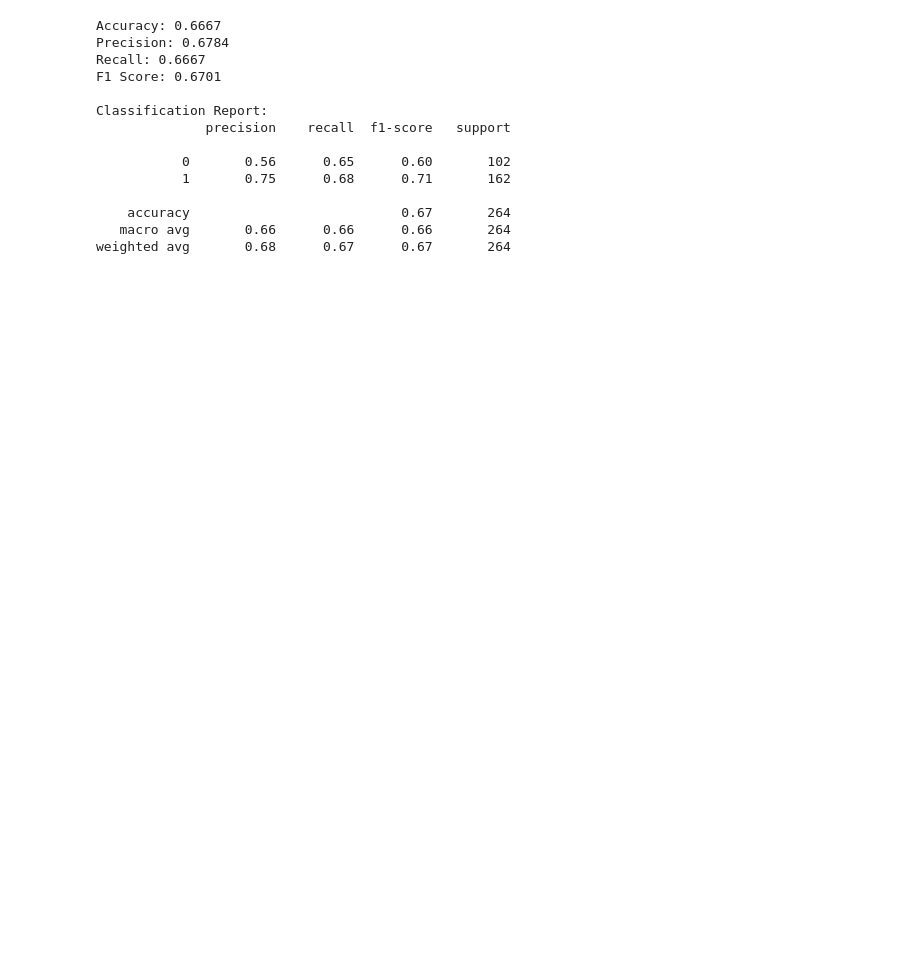
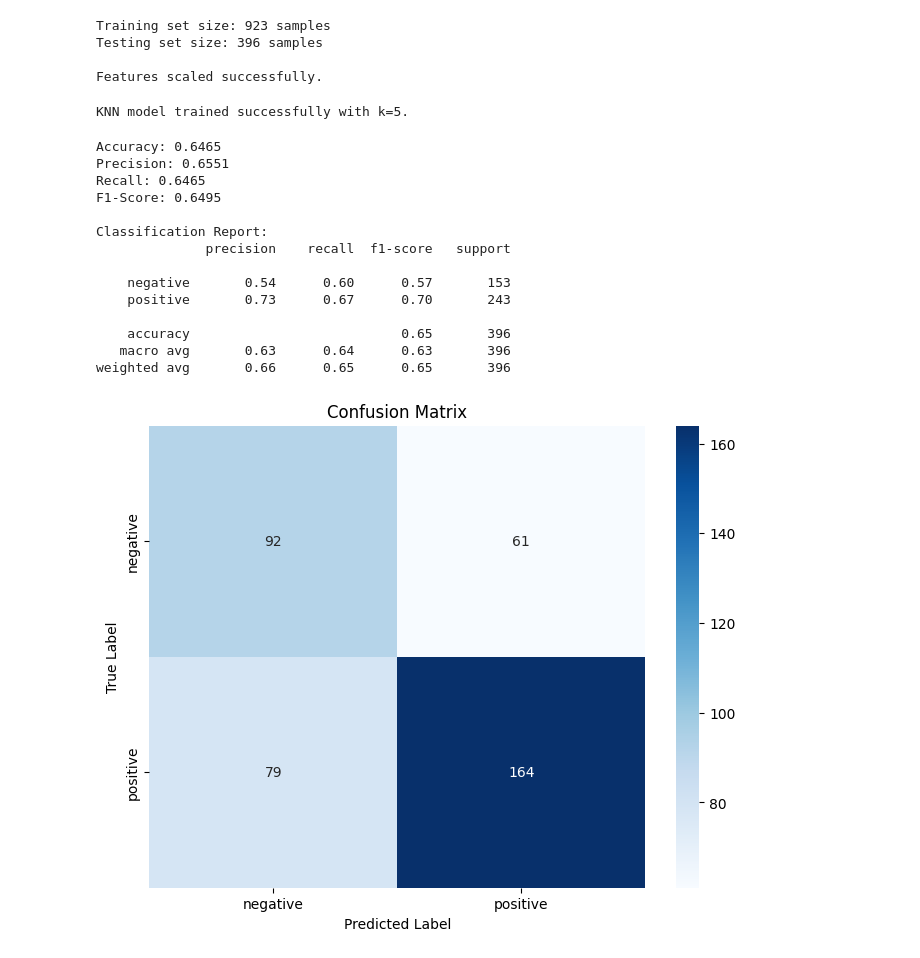
Before and after one commit to Ayushman2005-cmyk/DMPM_EXPERIMENTS, a Jupyter notebook: DMPM_LAB6.ipynb, the cells around one changed output. Drawn from its saved outputs; the diff is of its cells as text; code cells hidden in the pictures; blank space fills up the shorter version.

```diff
--- a/DMPM_LAB6.ipynb
+++ b/DMPM_LAB6.ipynb
@@ -138,0 +3,7 @@ Predictions made with cleaned data model.
+# %%
+import pandas as pd
+df = pd.read_csv('Heart_Attack.csv')
+X = df.iloc[:, :-1]
+y = df.iloc[:, -1]
+print("Dataset shape:", df.shape)
+display(df.head())
@@ -139,28 +18,62 @@ Predictions made with cleaned data model.
+# %%
+from sklearn.model_selection import train_test_split
+from sklearn.preprocessing import StandardScaler
+X_train, X_test, y_train, y_test = train_test_split(X, y, test_size=0.3, random_state=42, stratify=y)
+print(f"Training set size: {len(X_train)} samples")
+print(f"Testing set size: {len(X_test)} samples")
+scaler = StandardScaler()
+X_train_scaled = scaler.fit_transform(X_train)
+X_test_scaled = scaler.transform(X_test)
+print("\nFeatures scaled successfully.")
+# %% [output]
+Training set size: 923 samples
+Testing set size: 396 samples
+
+Features scaled successfully.
+# %%
+from sklearn.neighbors import KNeighborsClassifier
+knn = KNeighborsClassifier(n_neighbors=5)
+knn.fit(X_train_scaled, y_train)
+print("KNN model trained successfully with k=5.")
+# %% [output]
+KNN model trained successfully with k=5.
 # %%
+from sklearn.metrics import accuracy_score, precision_score, recall_score, f1_score, classification_report, confusion_matrix
+import matplotlib.pyplot as plt
+import seaborn as sns
+y_pred = knn.predict(X_test_scaled)
+class_names = [str(label) for label in sorted(y.unique())]
 accuracy = accuracy_score(y_test, y_pred)
-precision = precision_score(y_test, y_pred, average='weighted', zero_division=0)
-recall = recall_score(y_test, y_pred, average='weighted', zero_division=0)
-f1 = f1_score(y_test, y_pred, average='weighted', zero_division=0)
-
+precision = precision_score(y_test, y_pred, average='weighted')
+recall = recall_score(y_test, y_pred, average='weighted')
+f1 = f1_score(y_test, y_pred, average='weighted')
 print(f"Accuracy: {accuracy:.4f}")
 print(f"Precision: {precision:.4f}")
 print(f"Recall: {recall:.4f}")
-print(f"F1 Score: {f1:.4f}")
-
+print(f"F1-Score: {f1:.4f}")
 print("\nClassification Report:")
-print(classification_report(y_test, y_pred, zero_division=0))
+print(classification_report(y_test, y_pred, target_names=class_names))
+conf_matrix = confusion_matrix(y_test, y_pred)
+plt.figure(figsize=(8, 6))
+sns.heatmap(conf_matrix, annot=True, fmt='d', cmap='Blues',
+            xticklabels=class_names, yticklabels=class_names)
+plt.xlabel('Predicted Label')
+plt.ylabel('True Label')
+plt.title('Confusion Matrix')
+plt.show()
 # %% [output]
-Accuracy: 0.6667
-Precision: 0.6784
-Recall: 0.6667
-F1 Score: 0.6701
+Accuracy: 0.6465
+Precision: 0.6551
+Recall: 0.6465
+F1-Score: 0.6495
 
 Classification Report:
               precision    recall  f1-score   support
 
-           0       0.56      0.65      0.60       102
-           1       0.75      0.68      0.71       162
+    negative       0.54      0.60      0.57       153
+    positive       0.73      0.67      0.70       243
 
-    accuracy                           0.67       264
-   macro avg       0.66      0.66      0.66       264
-weighted avg       0.68      0.67      0.67       264
+    accuracy                           0.65       396
+   macro avg       0.63      0.64      0.63       396
+weighted avg       0.66      0.65      0.65       396
+[figure, added]
```
Also changed, not shown: parts of 8 cells of this notebook.
